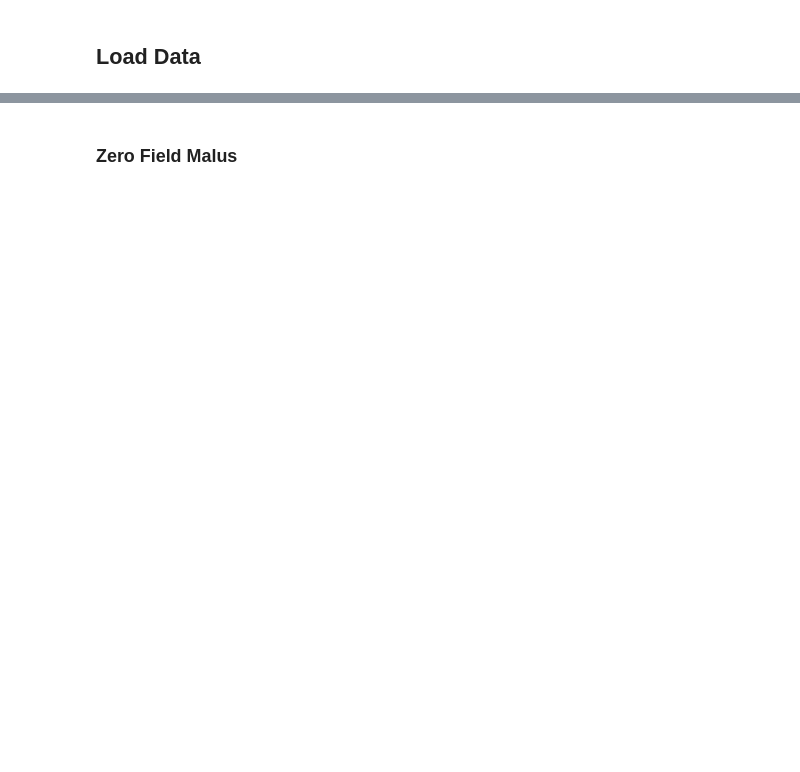
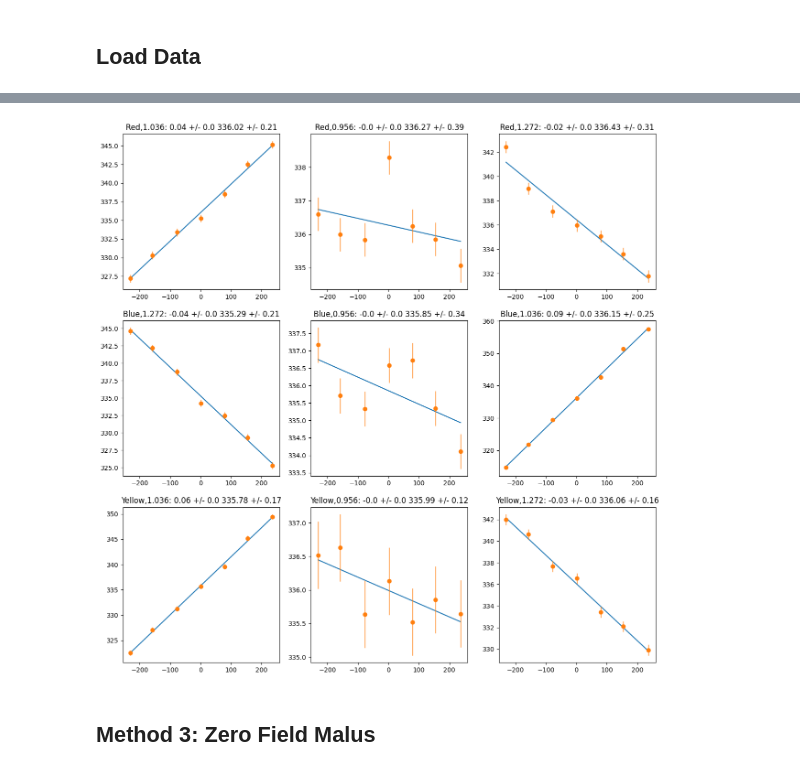
Before and after one commit to JackieLee23/Physics-387, a Jupyter notebook: faraday/faraday_analysis.ipynb, the cells around one changed output, grey strips where cells are left out. Cells and saved outputs as stored; diff of their text form; code cells hidden in the pictures; blank space fills up the shorter version.

```diff
--- a/faraday/faraday_analysis.ipynb
+++ b/faraday/faraday_analysis.ipynb
@@ -229,5 +118,15 @@ for key, values in anglesVFieldDict.items():
+# %%
+fig, axes = plt.subplots(3, 3, figsize = (15, 15))
+
+for i, filter in enumerate(sample_and_filter_dict.keys()):
+    for j, sample in enumerate(sample_and_filter_dict[filter].keys()):
+        sample_and_filter = sample_and_filter_dict[filter][sample]
+        sample_and_filter.fit()
+        sample_and_filter.plot_fit(axes[i, j])
+# %% [output]
+[figure, added]
 # %% [markdown]
-### Zero Field Malus
+## Method 3: Zero Field Malus
 # %%
 from faraday_common import zeroFieldMalus
 # %%
```
Also changed, not shown: parts of 23 cells of this notebook, 4 other files.
